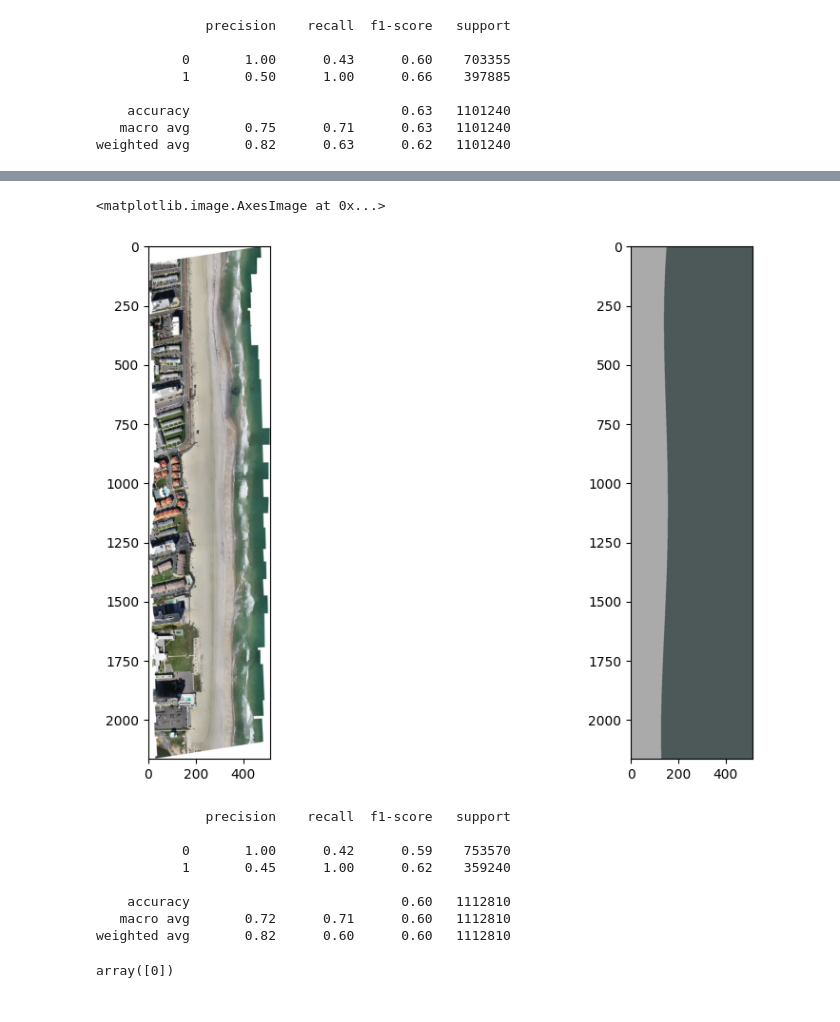
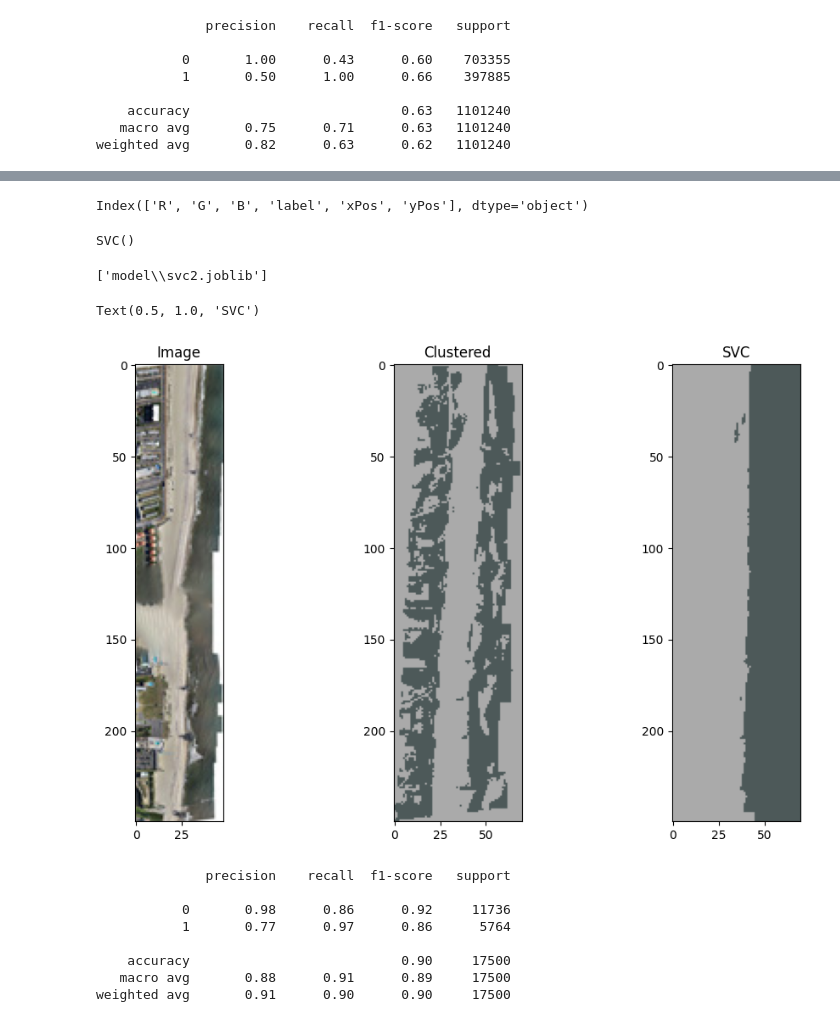
Before and after one commit to JHoward8/AAI695_Project, a Jupyter notebook: label.ipynb, the cells around one changed output, grey strips where cells are left out. Cells and saved outputs as stored; diff of their text form; code cells hidden in the pictures.

```diff
--- a/label.ipynb
+++ b/label.ipynb
@@ -440,10 +440,10 @@ def labeller(img):
     pos = []
     for i in range(m):
     # left correction
-        for j in range(0,int(n*0.48)):
+        for j in range(0,int(n*0.45)):
             if labels[i][j]==1:
                 labels[i][j]= 0
-        for j in range(int(n*0.85),n):
+        for j in range(int(n*0.80),n):
             if labels[i][j]==0:
                 labels[i][j]= 1
     labels = pd.Series(labels.reshape(m*n),name='label')
@@ -455,6 +455,9 @@ def labeller(img):
     posdf = pd.DataFrame(pos,columns=['xPos','yPos'])
     df = pd.concat([df,posdf],axis=1)
     return df
+
+import joblib
+model = joblib.load(r'model\Kmeans.joblib')
 # %%
 import matplotlib as mpl
 import matplotlib.pyplot as plt
@@ -467,29 +513,54 @@ df = labeller(img)
+# %%
+df.columns
+# %% [output]
+Index(['R', 'G', 'B', 'label', 'xPos', 'yPos'], dtype='object')
 # %%
-preds = svc.predict(df[['R','G','B','xPos','yPos']])
+from sklearn.svm import SVC
+
+svc = SVC(kernel='rbf')
+svc.fit(df[['R', 'G', 'B','xPos', 'yPos']],df['label'])
+# %% [output]
+SVC()
-# %%
-segmented_image = model.cluster_centers_[preds]
-segmented_image = segmented_image.reshape(img.shape)
-
-fig, axes = plt.subplots(1,2,figsize=(12,7))
-
-axes[0].imshow(img)
-axes[1].imshow(segmented_image)
-# %% [output]
-<matplotlib.image.AxesImage at 0x...>
-[figure, removed]
+# %%
+joblib.dump(svc,r'model\svc2.joblib')
+# %% [output]
+['model\\svc2.joblib']
+# %%
+test = mpl.image.imread(r'Data\transformed\Ortho_12152020_new-0-0.jpg')
+df_test = labeller(test)
+preds = svc.predict(df_test[['R', 'G', 'B','xPos', 'yPos']])
+# %%
+# from the downscaled images the svc was trained on only 20 out of the 27 images
+# and tested on 1 of the remaining 27
+
+segmented_image = model.cluster_centers_[preds]
+segmented_image = segmented_image.reshape(test.shape)
+m,n,_ = test.shape
+cluster = model.predict(df_test[['R','G','B']])
+clustered_img = model.cluster_centers_[cluster.reshape(m,n)]
+
+
+fig, axes = plt.subplots(1,3,figsize=(12,7))
+
+axes[0].imshow(img)
+axes[1].imshow(clustered_img)
+axes[2].imshow(segmented_image)
+
+axes[0].set_title('Image')
+axes[1].set_title('Clustered')
+axes[2].set_title('SVC')
+# %% [output]
+Text(0.5, 1.0, 'SVC')
+[figure, added]
 # %%
 from sklearn.metrics import classification_report
-print(classification_report(df['label'],preds))
+print(classification_report(df_test['label'],preds))
 # %% [output]
               precision    recall  f1-score   support
 
-           0       1.00      0.42      0.59    753570
-           1       0.45      1.00      0.62    359240
+           0       0.98      0.86      0.92     11736
+           1       0.77      0.97      0.86      5764
 
-    accuracy                           0.60   1112810
-   macro avg       0.72      0.71      0.60   1112810
-weighted avg       0.82      0.60      0.60   1112810
+    accuracy                           0.90     17500
+   macro avg       0.88      0.91      0.89     17500
+weighted avg       0.91      0.90      0.90     17500
-# %%
-model.predict([[1,1,1]])
-# %% [output]
-array([0])
```
Also changed, not shown: parts of 3 cells of this notebook, 2 other files.
